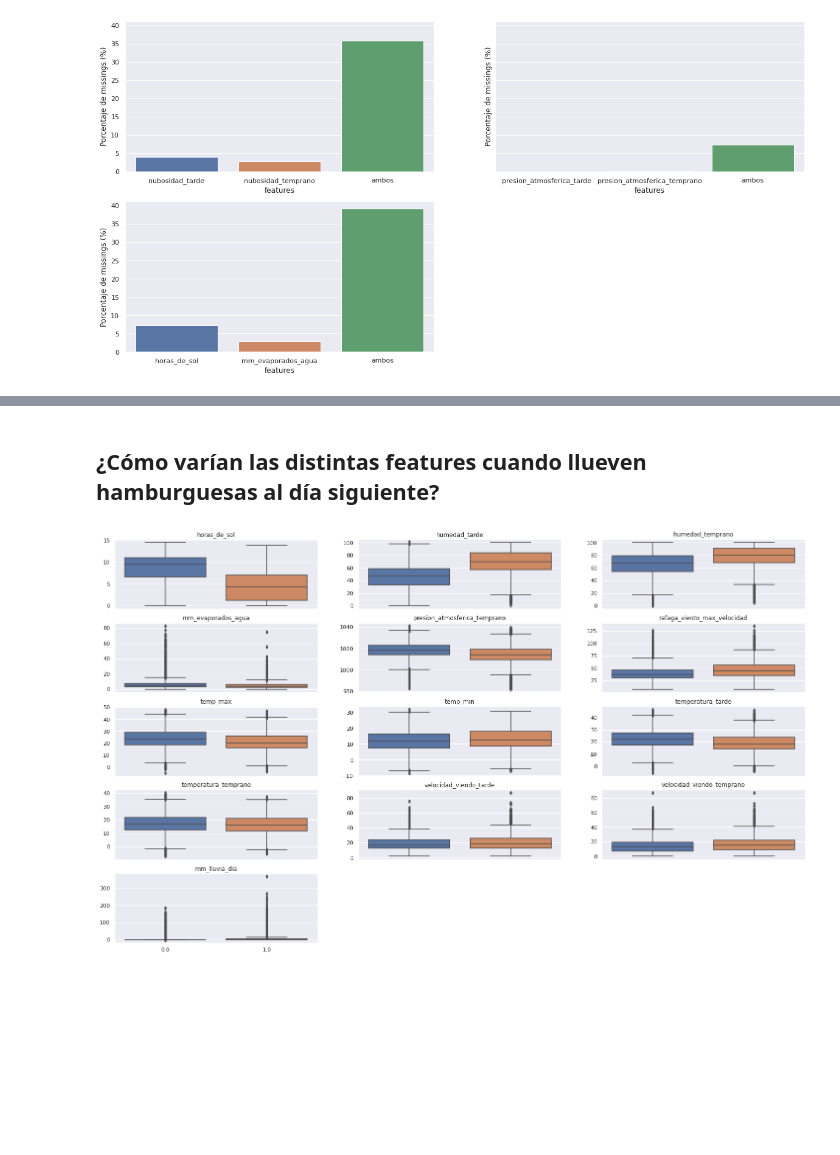
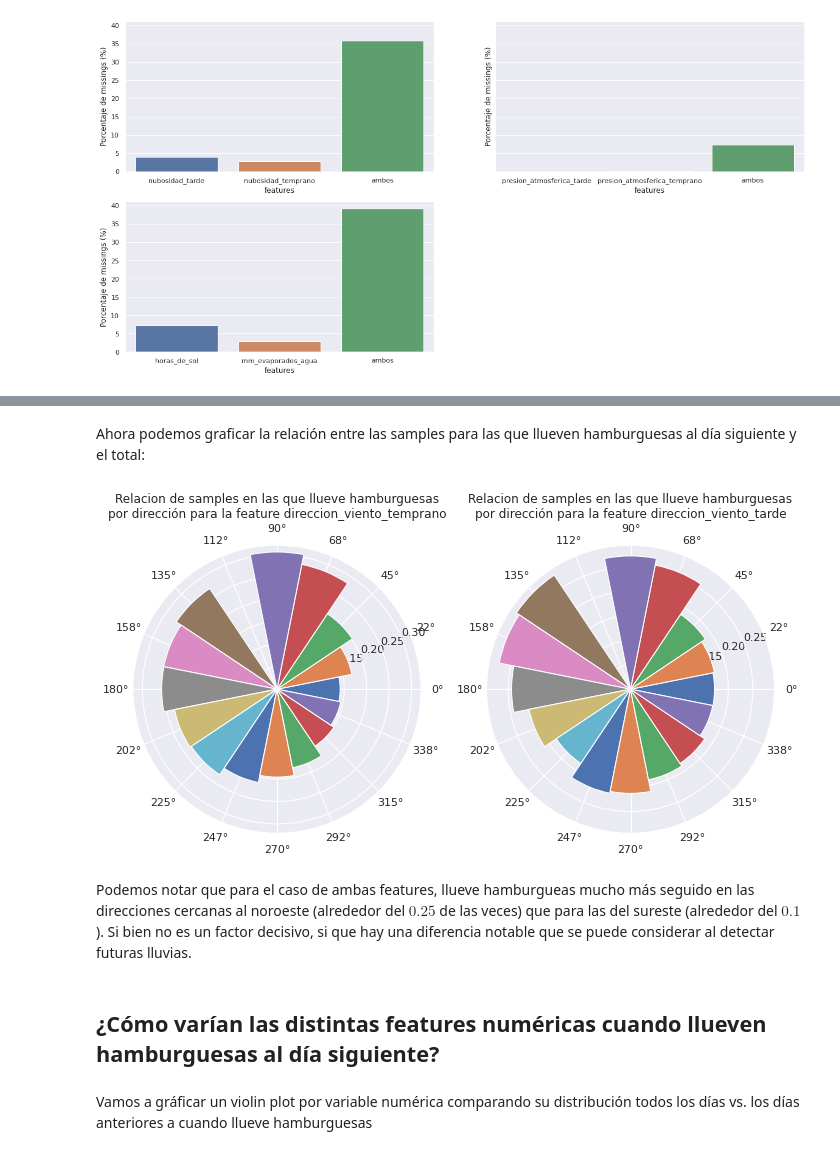
Before and after one commit to fdelu/orga-de-datos, a Jupyter notebook: TP1.ipynb, the cells around one changed output, grey strips where cells are left out. Drawn from its saved outputs; the diff is of its cells as text; code cells hidden in the pictures; blank space fills up the shorter version.

```diff
--- a/TP1.ipynb
+++ b/TP1.ipynb
@@ -249,23 +370,12 @@ Datos perdidos respecto a DataFrame original:  14.43%
+# %% [markdown]
+Ahora podemos graficar la relación entre las samples para las que llueven hamburguesas al día siguiente y el total:
+# %%
+plot_direcciones(df, ['direccion_viento_temprano', 'direccion_viento_tarde'], relativo_lluvia = True)
+# %% [output]
+[figure, added]
+# %% [markdown]
+Podemos notar que para el caso de ambas features, llueve hamburgueas mucho más seguido en las direcciones cercanas al noroeste (alrededor del $0.25$ de las veces) que para las del sureste (alrededor del $0.1$). Si bien no es un factor decisivo, si que hay una diferencia notable que se puede considerar al detectar futuras lluvias.
 # %% [markdown]
-## ¿Cómo varían las distintas features cuando llueven hamburguesas al día siguiente?
+## ¿Cómo varían las distintas features numéricas cuando llueven hamburguesas al día siguiente?
-# %%
-fig, axs = plt.subplots((len(features_num) + 2)//3, 3, sharex=True, figsize=(25,15))
-#fig.set_dpi(50)
-
-for ax, feature in zip(axs.flat, features_num):
-      ax.set_title(feature)
-      sns.boxplot(
-              ax=ax,
-              x="llovieron_hamburguesas_al_dia_siguiente",
-              y=feature,
-              data=df,
-      ).set(
-              xlabel="",
-              ylabel=""\
-      )
-
-for ax in axs.flat[len(features_num):]:
-    ax.axis("off")
-plt.show()
-# %% [output]
-[figure, removed]
+# %% [markdown]
+Vamos a gráficar un violin plot por variable numérica comparando su distribución todos los días vs. los días anteriores a cuando llueve hamburguesas
```
Also changed, not shown: parts of 57 cells of this notebook.
